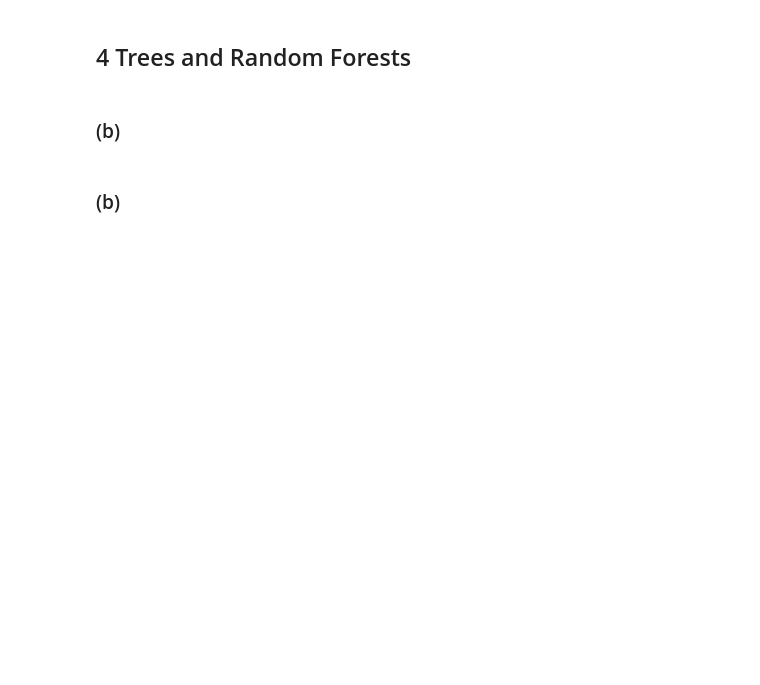
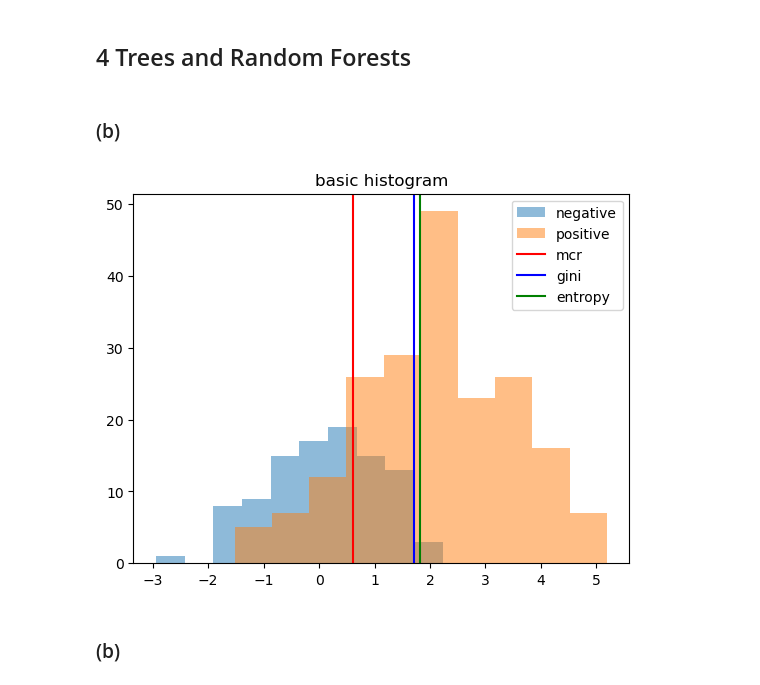
Before and after one commit to anuramat/uhd-mlph, a Jupyter notebook: sheet04/sheet04.ipynb, the cells around one changed output. Drawn from its saved outputs; the diff is of its cells as text; code cells hidden in the pictures; blank space fills up the shorter version.

```diff
--- a/sheet04/sheet04.ipynb
+++ b/sheet04/sheet04.ipynb
@@ -38,31 +71,89 @@ plt.plot(x, y_neg)
 # %%
 # load the data
 pts = np.load("data/data1d.npy")
 labels = np.load("data/labels1d.npy")
 
 # TODO: Sort the points to easily split them
 sorted_indices = np.argsort(pts)
 pts = pts[sorted_indices]
-labels = labels[sorted_indices]
+labels = labels[sorted_indices].astype(int)
+
 
 # TODO: Implement or find implementation for Gini impurity, entropy and misclassifcation rate
+from math import log2
+
+
+def gini(p):
+    return 2 * p * (1 - p)
+
+
+def entropy(p, eps=0.001):
+    if abs(p - 1) < eps or abs(p) < eps:
+        return 0
+    try:
+        return -p * log2(p) - (1 - p) * log2(1 - p)
+    except ValueError:
+        print(p)
+
+
+def mcr(p):
+    return min(p, 1 - p)
 
 
 def probabilities(partition):
     # divide counts by size of dataset to get cluster probabilites
     return np.unique(partition, return_counts=True)[1] / len(partition)
 
 
 def compute_split_measure(l, l0, l1, method):
     p0 = probabilities(l0)
     p1 = probabilities(l1)
     p = probabilities(l)
     return method(p) - (len(l0) * method(p0) + len(l1) * method(p1)) / (len(l))
 
 
 # TODO: Iterate over the possible splits, evaulating and saving the three criteria for each one
 # TODO: Then, Compute the split that each criterion favours and visualize them
 #       (e.g. with a histogram for each class and vertical lines to show the splits)
+
+
+def delta(l, threshold_idx, method):
+    # I think the "probabilities" function won't work (output dimensions depend on the partition)
+    left = l[:threshold_idx]
+    right = l[threshold_idx:]
+    return method(l.mean()) - (
+        method(left.mean()) * len(left) + method(right.mean()) * len(right)
+    ) / len(l)
+
+
+def optimize(l, method):
+    best_idx = 1
+    best_val = 0
+    for idx in range(1, len(l)):
+        val = delta(l, idx, method)
+        if val > best_val:
+            best_val = val
+            best_idx = idx
+    return best_idx
+
+
+def get_split(x, l, method):
+    idx = optimize(l, method)
+    return (x[idx - 1] + x[idx]) / 2
+
+
+neg_pts = pts[labels == 0]
+pos_pts = pts[labels == 1]
+plt.title("basic histogram")
+plt.hist(neg_pts, alpha=0.5, bins=10, label="negative")
+plt.hist(pos_pts, alpha=0.5, bins=10, label="positive")
+plt.axvline(get_split(pts, labels, mcr), label="mcr", color="red")
+plt.axvline(get_split(pts, labels, gini), label="gini", color="blue")
+plt.axvline(get_split(pts, labels, entropy), label="entropy", color="green")
+plt.legend()
+plt.show()
+# %% [output]
+[figure, added]
 # %% [markdown]
 ### (b)
 # %%
```
Also changed, not shown: parts of 9 cells of this notebook, 1 other file.
